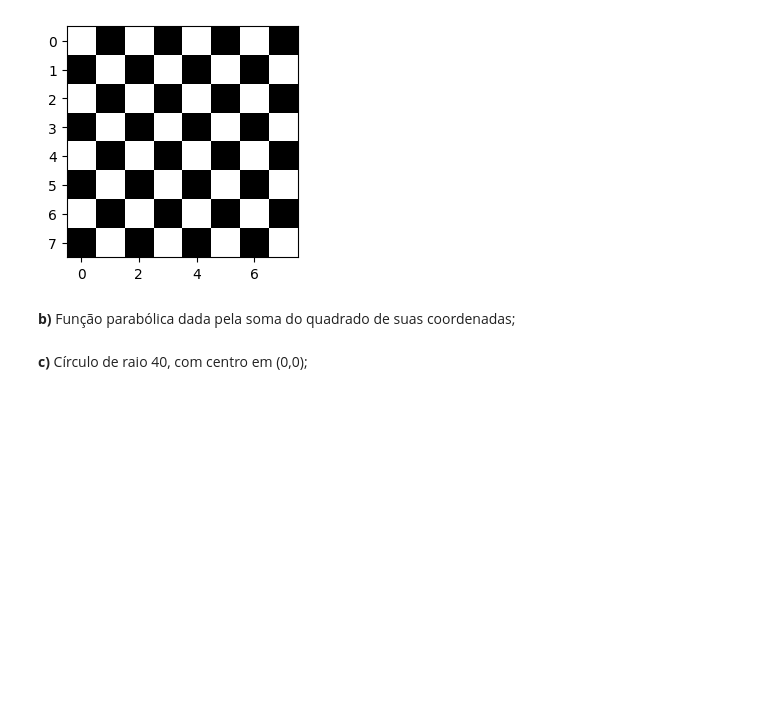
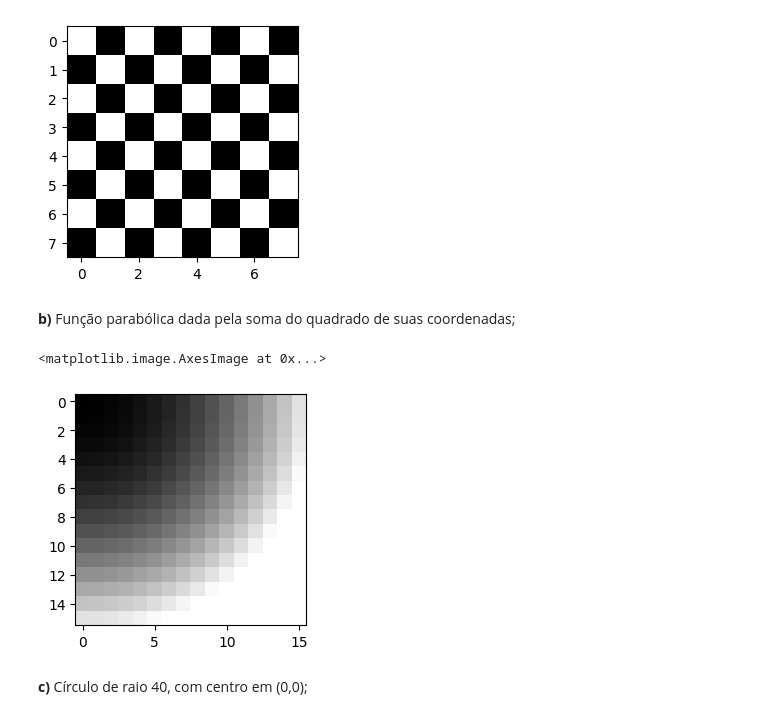
Before and after one commit to UNICAMP-EA979/2026s1-pi01-numpy-JN513, a Jupyter notebook: Atividade.ipynb, the cells around one changed output. Cells and saved outputs as stored; diff of their text form; code cells hidden in the pictures; blank space fills up the shorter version.

```diff
--- a/Atividade.ipynb
+++ b/Atividade.ipynb
@@ -401,2 +391,13 @@ plt.imshow(xadrez,vmin=0, vmax=255, cmap='gray')
+# %%
+rows, cols = np.indices((16,16))
+
+f = rows**2 + cols**2
+plt.figure(figsize = (3,3))
+plt.imshow(f,vmin=0, vmax=255, cmap='gray')
+
+# usou se 16 poiis raiz de 255 e quase 16, valores maiores a 16 ficaria tudo branco em volta
+# %% [output]
+<matplotlib.image.AxesImage at 0x...>
+[figure, added]
 # %% [markdown]
 **c)** Círculo de raio 40, com centro em (0,0);
```
Also changed, not shown: parts of 10 cells of this notebook.
